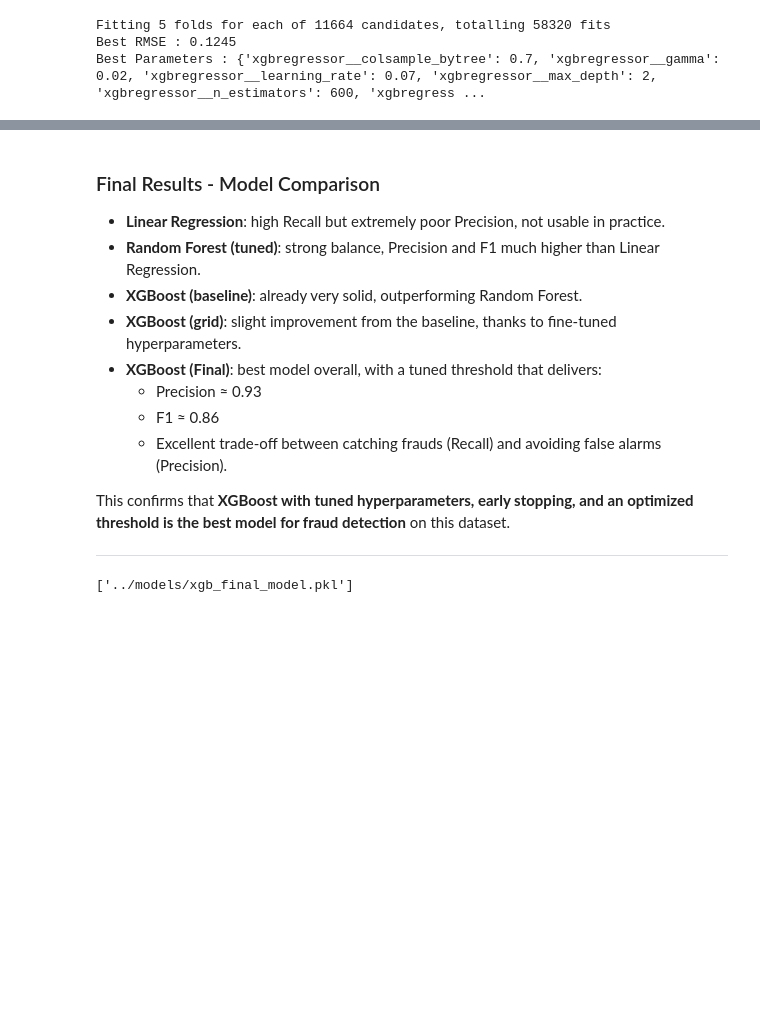
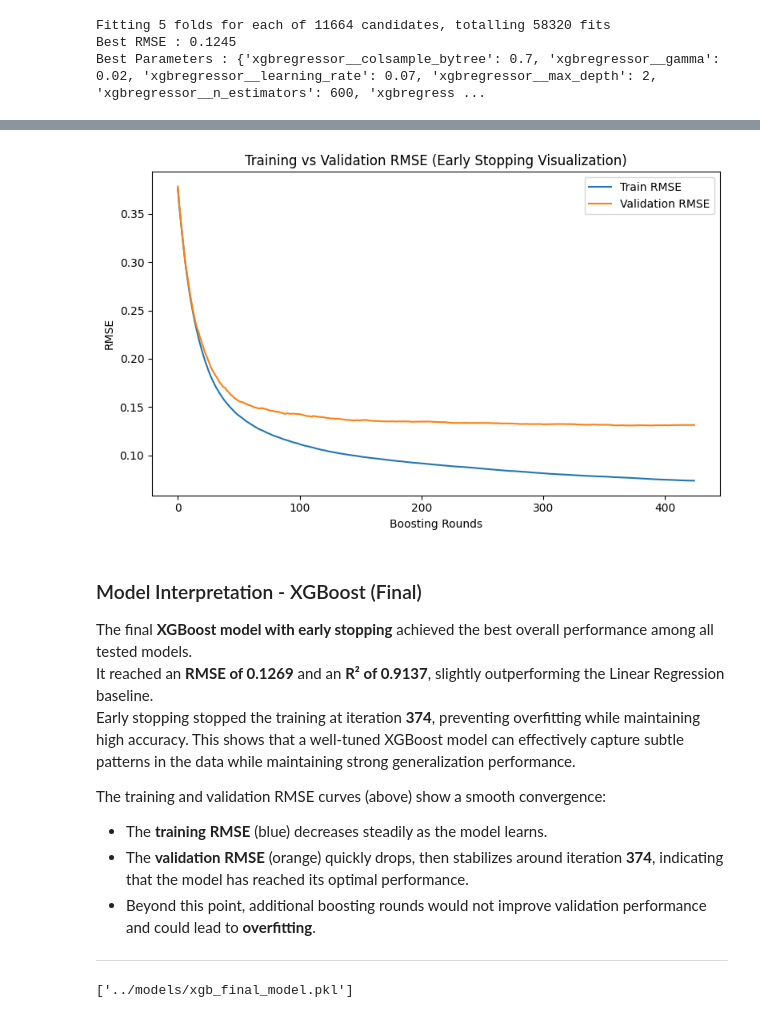
Before and after one commit to Gael926/ML_Project_HousePrices, a Jupyter notebook: notebooks/house_prices_regression.ipynb, the cells around one changed output, grey strips where cells are left out. Saved outputs shown, nothing was run; the diff lists cells and outputs as text; code cells hidden in the pictures; blank space fills up the shorter version.

Commit message:
finalisation noteboook

```diff
--- a/notebooks/house_prices_regression.ipynb
+++ b/notebooks/house_prices_regression.ipynb
@@ -547,7 +588,6 @@ dtrain = xgb.DMatrix(X_tr_prep, label=y_tr)
 dval = xgb.DMatrix(X_val_prep, label=y_val)
 dtest = xgb.DMatrix(X_test_prep, label=y_test)
 
-# Paramètres du modèle
 params = {
     "objective": "reg:squarederror",
     "eval_metric": "rmse",
@@ -560,6 +600,7 @@ params = {
     "reg_alpha": 0.11,
     "reg_lambda": 0.65
 }
+evals_result = {}
 
 final_xgb = xgb.train(
     params=params,
@@ -567,7 +608,8 @@ final_xgb = xgb.train(
     num_boost_round=1000,
     evals=[(dtrain, "train"), (dval, "validation")],
     early_stopping_rounds=50,
-    verbose_eval=True
+    verbose_eval=True,
+    evals_result=evals_result
 )
 y_pred_final = final_xgb.predict(dtest)
 
@@ -575,6 +617,6 @@ xgb_final_results = evaluate_regression(y_test, y_pred_final, "XGBoost (Final)")
 print(f"Best iteration: {final_xgb.best_iteration}")
 
 results_df = pd.concat([results_df, pd.DataFrame([xgb_final_results])], ignore_index=True)
-
+results_df = results_df.drop_duplicates(subset="Model", keep="last").reset_index(drop=True)
 results_df
 # %% [output]
@@ -582,16 +646,28 @@ TypeError: XGBModel.fit() got an unexpected keyword argument 'callbacks'
+# %%
+# Plot training and validation RMSE evolution
+plt.figure(figsize=(8,5))
+plt.plot(evals_result['train']['rmse'], label='Train RMSE')
+plt.plot(evals_result['validation']['rmse'], label='Validation RMSE')
+plt.xlabel('Boosting Rounds')
+plt.ylabel('RMSE')
+plt.title('Training vs Validation RMSE (Early Stopping Visualization)')
+plt.legend()
+plt.tight_layout()
+plt.show()
+# %% [output]
+[figure, added]
 # %% [markdown]
-### Final Results - Model Comparison
+### Model Interpretation - XGBoost (Final)
 
-- **Linear Regression**: high Recall but extremely poor Precision, not usable in practice.
-- **Random Forest (tuned)**: strong balance, Precision and F1 much higher than Linear Regression.
-- **XGBoost (baseline)**: already very solid, outperforming Random Forest.
-- **XGBoost (grid)**: slight improvement from the baseline, thanks to fine-tuned hyperparameters.
-- **XGBoost (Final)**: best model overall, with a tuned threshold that delivers:
-  - Precision ≈ 0.93
-  - F1 ≈ 0.86
-  - Excellent trade-off between catching frauds (Recall) and avoiding false alarms (Precision).
+The final **XGBoost model with early stopping** achieved the best overall performance among all tested models.
+It reached an **RMSE of 0.1269** and an **R² of 0.9137**, slightly outperforming the Linear Regression baseline.
+Early stopping stopped the training at iteration **374**, preventing overfitting while maintaining high accuracy.
+This shows that a well-tuned XGBoost model can effectively capture subtle patterns in the data while maintaining strong generalization performance.
 
-This confirms that **XGBoost with tuned hyperparameters, early stopping, and an optimized threshold is the best model for fraud detection** on this dataset.
+The training and validation RMSE curves (above) show a smooth convergence:
+- The **training RMSE** (blue) decreases steadily as the model learns.
+- The **validation RMSE** (orange) quickly drops, then stabilizes around iteration **374**, indicating that the model has reached its optimal performance.
+- Beyond this point, additional boosting rounds would not improve validation performance and could lead to **overfitting**.
 
 ---
 # %%
```
Also changed, not shown: parts of 10 cells of this notebook, 1 other file.
